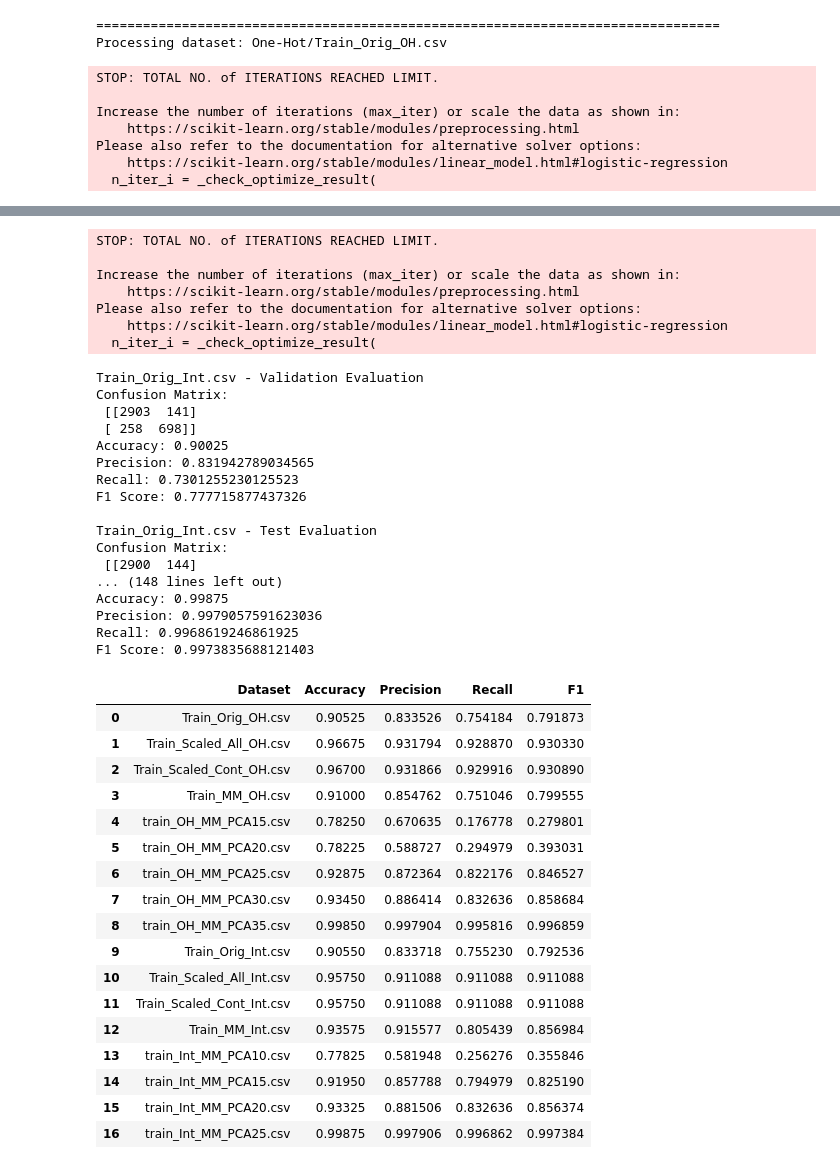
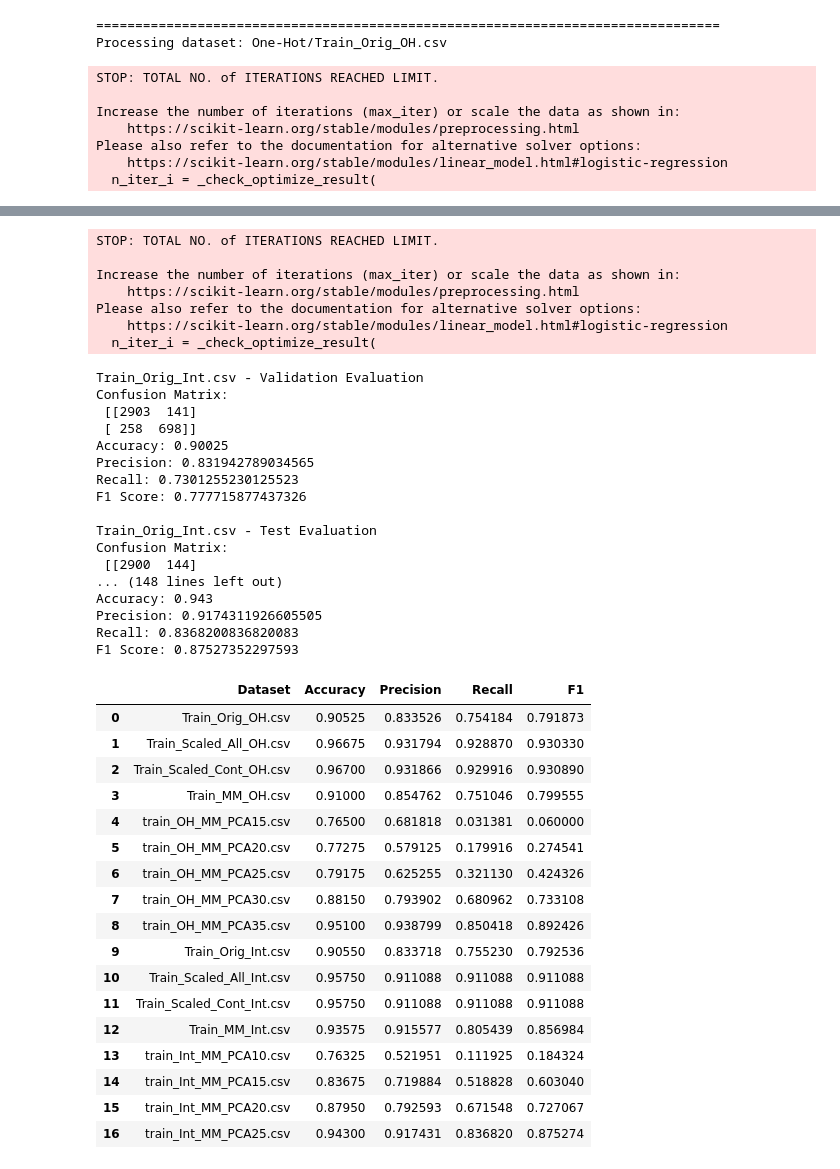
Before and after one commit to RMan2323/loan-risk-predictor, a Jupyter notebook: LogisticRegression.ipynb, the cells around one changed output, grey strips where cells are left out. Drawn from its saved outputs; the diff is of its cells as text; code cells hidden in the pictures.

```diff
--- a/LogisticRegression.ipynb
+++ b/LogisticRegression.ipynb
@@ -43,7 +43,7 @@ def evaluate_model(name, model, X, y, dataset_type):
     return acc, prec, rec, f1
 # %%
 for path in train_files:
-    print("\n" + "="*80)
+    print("\n================================================================================")
     print(f"Processing dataset: {path}")
 
     train_df = pd.read_csv(path)
@@ -53,17 +53,14 @@ for path in train_files:
     valid_df = pd.read_csv(valid_path)
     test_df = pd.read_csv(test_path)
 
-    is_pca = 'PCA' in path
-    target_col = -1 if is_pca else -2
+    X_train = train_df.iloc[:, :-2]
+    y_train = train_df.iloc[:, -2]
 
-    X_train = train_df.iloc[:, :target_col]
-    y_train = train_df.iloc[:, target_col]
+    X_valid = valid_df.iloc[:, :-2]
+    y_valid = valid_df.iloc[:, -2]
 
-    X_valid = valid_df.iloc[:, :target_col]
-    y_valid = valid_df.iloc[:, target_col]
-
-    X_test = test_df.iloc[:, :target_col]
-    y_test = test_df.iloc[:, target_col]
+    X_test = test_df.iloc[:, :-2]
+    y_test = test_df.iloc[:, -2]
 
     model = LogisticRegression(max_iter=1000)
     model.fit(X_train, y_train)
@@ -109,48 +106,48 @@ F1 Score: 0.9968586387434555
 
 ================================================================================
 Processing dataset: IntClasses/Train_Orig_Int.csv
 STOP: TOTAL NO. of ITERATIONS REACHED LIMIT.
 
 Increase the number of iterations (max_iter) or scale the data as shown in:
     https://scikit-learn.org/stable/modules/preprocessing.html
 Please also refer to the documentation for alternative solver options:
     https://scikit-learn.org/stable/modules/linear_model.html#logistic-regression
   n_iter_i = _check_optimize_result(
 Train_Orig_Int.csv - Validation Evaluation
 Confusion Matrix:
  [[2903  141]
  [ 258  698]]
 Accuracy: 0.90025
 Precision: 0.831942789034565
 Recall: 0.7301255230125523
 F1 Score: 0.777715877437326
 
 Train_Orig_Int.csv - Test Evaluation
 Confusion Matrix:
  [[2900  144]
 ... (148 lines left out)
-Accuracy: 0.99875
-Precision: 0.9979057591623036
-Recall: 0.9968619246861925
-F1 Score: 0.9973835688121403
+Accuracy: 0.943
+Precision: 0.9174311926605505
+Recall: 0.8368200836820083
+F1 Score: 0.87527352297593
 |  | Dataset | Accuracy | Precision | Recall | F1 |
 | 0 | Train_Orig_OH.csv | 0.90525 | 0.833526 | 0.754184 | 0.791873 |
 | 1 | Train_Scaled_All_OH.csv | 0.96675 | 0.931794 | 0.928870 | 0.930330 |
 | 2 | Train_Scaled_Cont_OH.csv | 0.96700 | 0.931866 | 0.929916 | 0.930890 |
 | 3 | Train_MM_OH.csv | 0.91000 | 0.854762 | 0.751046 | 0.799555 |
-| 4 | train_OH_MM_PCA15.csv | 0.78250 | 0.670635 | 0.176778 | 0.279801 |
-| 5 | train_OH_MM_PCA20.csv | 0.78225 | 0.588727 | 0.294979 | 0.393031 |
-| 6 | train_OH_MM_PCA25.csv | 0.92875 | 0.872364 | 0.822176 | 0.846527 |
-| 7 | train_OH_MM_PCA30.csv | 0.93450 | 0.886414 | 0.832636 | 0.858684 |
-| 8 | train_OH_MM_PCA35.csv | 0.99850 | 0.997904 | 0.995816 | 0.996859 |
+| 4 | train_OH_MM_PCA15.csv | 0.76500 | 0.681818 | 0.031381 | 0.060000 |
+| 5 | train_OH_MM_PCA20.csv | 0.77275 | 0.579125 | 0.179916 | 0.274541 |
+| 6 | train_OH_MM_PCA25.csv | 0.79175 | 0.625255 | 0.321130 | 0.424326 |
+| 7 | train_OH_MM_PCA30.csv | 0.88150 | 0.793902 | 0.680962 | 0.733108 |
+| 8 | train_OH_MM_PCA35.csv | 0.95100 | 0.938799 | 0.850418 | 0.892426 |
 | 9 | Train_Orig_Int.csv | 0.90550 | 0.833718 | 0.755230 | 0.792536 |
 | 10 | Train_Scaled_All_Int.csv | 0.95750 | 0.911088 | 0.911088 | 0.911088 |
 | 11 | Train_Scaled_Cont_Int.csv | 0.95750 | 0.911088 | 0.911088 | 0.911088 |
 | 12 | Train_MM_Int.csv | 0.93575 | 0.915577 | 0.805439 | 0.856984 |
-| 13 | train_Int_MM_PCA10.csv | 0.77825 | 0.581948 | 0.256276 | 0.355846 |
-| 14 | train_Int_MM_PCA15.csv | 0.91950 | 0.857788 | 0.794979 | 0.825190 |
-| 15 | train_Int_MM_PCA20.csv | 0.93325 | 0.881506 | 0.832636 | 0.856374 |
-| 16 | train_Int_MM_PCA25.csv | 0.99875 | 0.997906 | 0.996862 | 0.997384 |
+| 13 | train_Int_MM_PCA10.csv | 0.76325 | 0.521951 | 0.111925 | 0.184324 |
+| 14 | train_Int_MM_PCA15.csv | 0.83675 | 0.719884 | 0.518828 | 0.603040 |
+| 15 | train_Int_MM_PCA20.csv | 0.87950 | 0.792593 | 0.671548 | 0.727067 |
+| 16 | train_Int_MM_PCA25.csv | 0.94300 | 0.917431 | 0.836820 | 0.875274 |
 # %%
 best_accuracy = results_df.loc[results_df['Accuracy'].idxmax()]
 best_precision = results_df.loc[results_df['Precision'].idxmax()]
```
Also changed, not shown: parts of 3 cells of this notebook, 29 other files.
